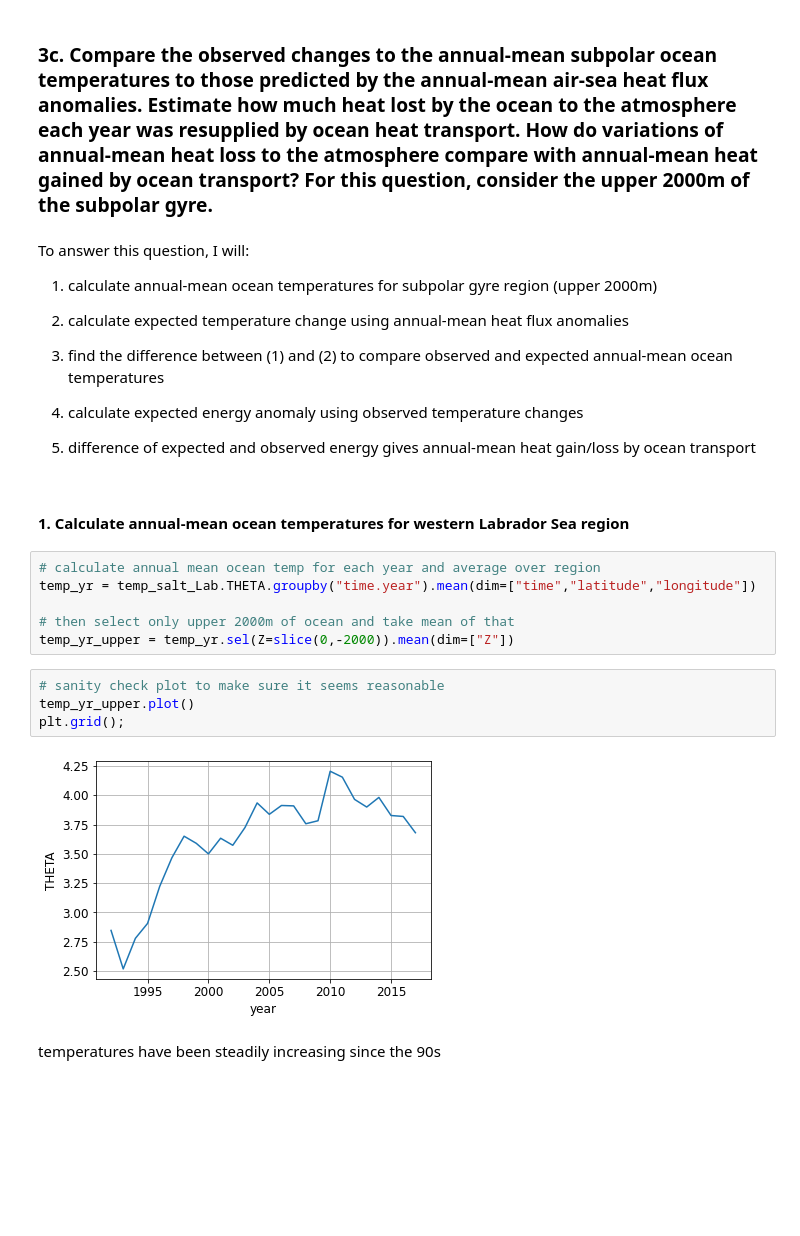
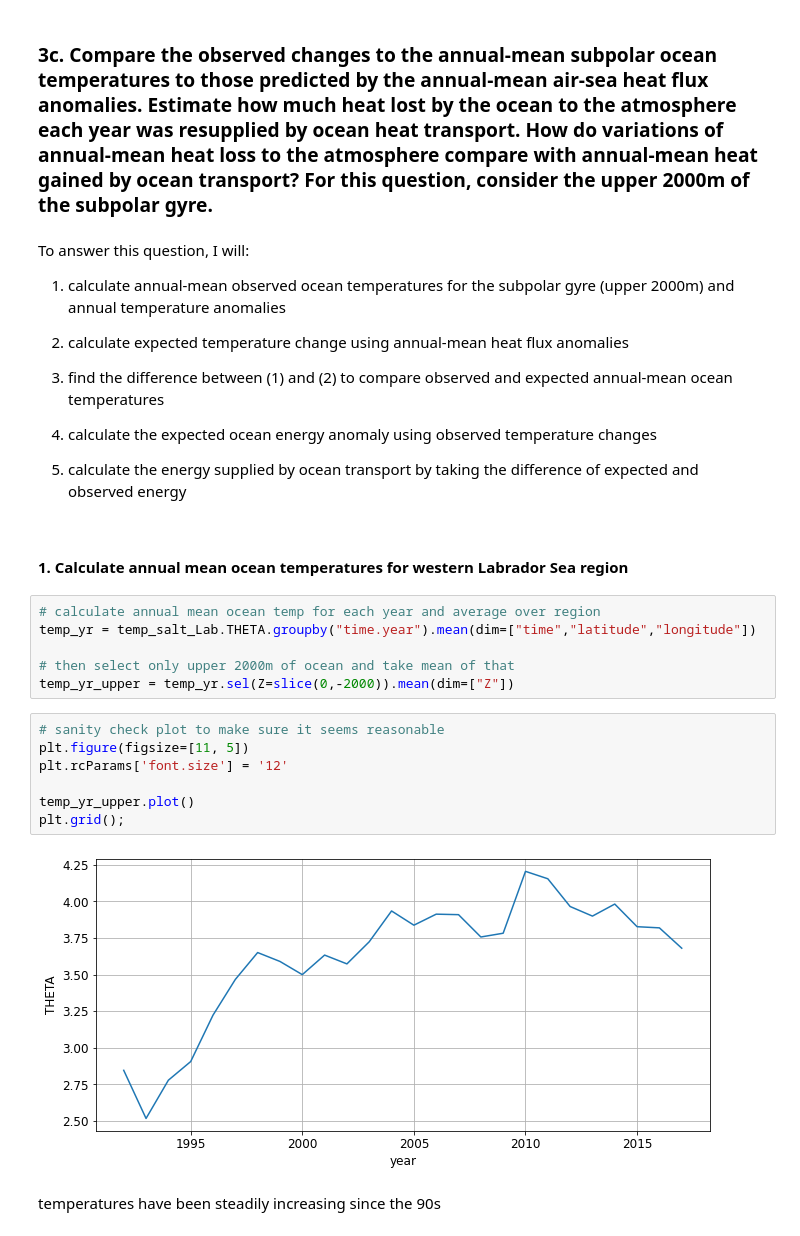
Before and after one commit to mjzahn/ecco, a Jupyter notebook: Zahn Qualifying Exam.ipynb, the cells around one changed output. Drawn from its saved outputs; the diff is of its cells as text; blank space fills up the shorter version.

```diff
--- a/Zahn Qualifying Exam.ipynb
+++ b/Zahn Qualifying Exam.ipynb
@@ -384,17 +411,17 @@ Annual net heat flux can vary considerably up to + 40 or -60 Wm^-2. It appears 2
 ### 3c. Compare the observed changes to the annual-mean subpolar ocean temperatures to those predicted by the annual-mean air-sea heat flux anomalies. Estimate how much heat lost by the ocean to the atmosphere each year was resupplied by ocean heat transport. How do variations of annual-mean heat loss to the atmosphere compare with annual-mean heat gained by ocean transport? For this question, consider the upper 2000m of the subpolar gyre.
 # %% [markdown]
 To answer this question, I will:
-1. calculate annual-mean ocean temperatures for subpolar gyre region (upper 2000m)
+1. calculate annual-mean observed ocean temperatures for the subpolar gyre (upper 2000m) and annual temperature anomalies
 
 2. calculate expected temperature change using annual-mean heat flux anomalies
 
 3. find the difference between (1) and (2) to compare observed and expected annual-mean ocean temperatures
 
-4. calculate expected energy anomaly using observed temperature changes
+4. calculate the expected ocean energy anomaly using observed temperature changes
 
-5. difference of expected and observed energy gives annual-mean heat gain/loss by ocean transport
+5. calculate the energy supplied by ocean transport by taking the difference of expected and observed energy
 # %% [markdown]
-#### 1. Calculate annual-mean ocean temperatures for western Labrador Sea region
+#### 1. Calculate annual mean ocean temperatures for western Labrador Sea region
 # %%
 # calculate annual mean ocean temp for each year and average over region
 temp_yr = temp_salt_Lab.THETA.groupby("time.year").mean(dim=["time","latitude","longitude"])
@@ -403,10 +430,13 @@ temp_yr = temp_salt_Lab.THETA.groupby("time.year").mean(dim=["time","latitude","
 temp_yr_upper = temp_yr.sel(Z=slice(0,-2000)).mean(dim=["Z"])
 # %%
 # sanity check plot to make sure it seems reasonable
+plt.figure(figsize=[11, 5])
+plt.rcParams['font.size'] = '12'
+
 temp_yr_upper.plot()
 plt.grid();
 # %% [output]
-[figure, old version]
+[figure, new version]
 # %% [markdown]
 temperatures have been steadily increasing since the 90s
 # %%
```
Also changed, not shown: parts of 37 cells of this notebook, 2 other files.
